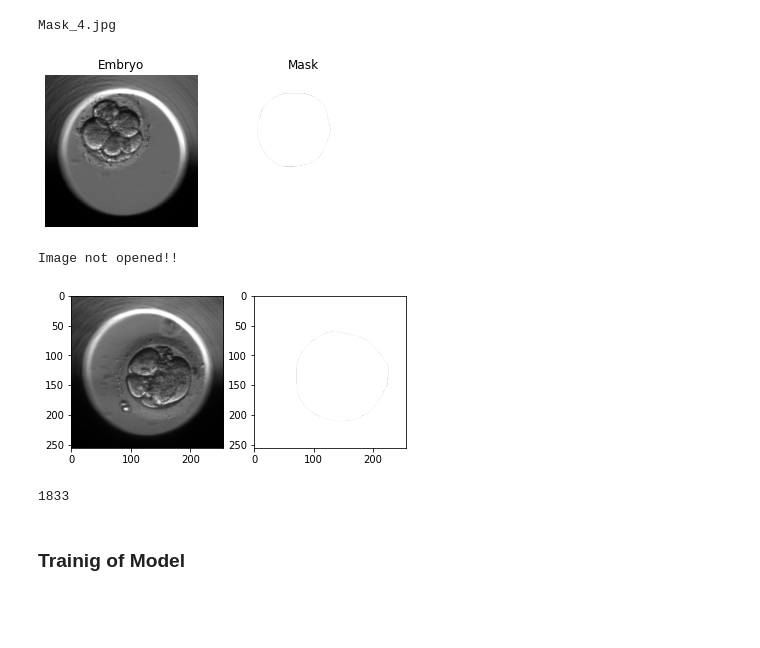
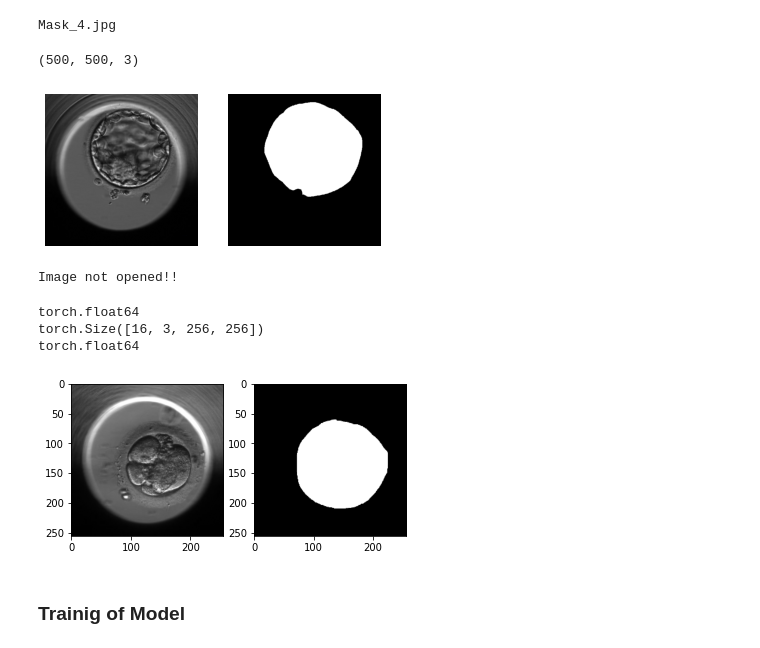
Before and after one commit to saquibali7/EmbryoMask, a Jupyter notebook: task02.ipynb, the cells around one changed output. Cells and saved outputs as stored; diff of their text form; code cells hidden in the pictures; blank space fills up the shorter version.

```diff
--- a/task02.ipynb
+++ b/task02.ipynb
@@ -142,29 +138,32 @@ transform = transforms.Resize(256)
 # %%
 def img_arr(path, file_name):
   img = Image.open(os.path.join(path,file_name))
-  img = transform(img)
   img = np.array(img)/255.0
+  if(file_name[0]=='M'):
+    img = img[:,:,:3]
   return img
 # %%
 ix = randint(0, len(files))
 file_name = files[ix]
 n=file_no(file_name)
 if(file_name[0]=='M'):
   mask_img = img_arr(path,file_name)
   emb_img = img_arr(path,'Embryo_'+n+'.jpg')
 else :
   emb_img = img_arr(path, file_name)
   mask_img = img_arr(path,'Mask_'+n+'.jpg')
 
-img = [emb_img, mask_img]
-titles = ["Embryo", "Mask"]
+img = [emb_img, mask_img[:,:,:3]]
+print(mask_img.shape)
+# titles = ["Embryo", "Mask"]
 for i in range(2):
   plt.subplot(1,2,i+1)
   plt.imshow(img[i])
-  plt.title(titles[i])
+  # plt.title(titles[i])
   plt.axis("off")
 # %% [output]
+(500, 500, 3)
-[figure, old version]
+[figure, new version]
 # %%
 X = []
 
@@ -203,10 +224,17 @@ dataset = ImageDataset(path,X)
 loader = DataLoader(dataset, batch_size = 16)
 # %%
 for idx, (x, y) in enumerate(loader):
+  print(x.dtype)
   plt.subplot(1, 2, 1)
-  plt.imshow(x[0])
+  plt.imshow(x[0].permute(1,2,0))
   plt.subplot(1, 2, 2)
-  plt.imshow(y[0])
+  print(y.shape)
+  plt.imshow(y[0].permute(1,2,0))
+  print(y.dtype)
+
   break
 # %% [output]
+torch.float64
+torch.Size([16, 3, 256, 256])
+torch.float64
-[figure, old version]
+[figure, new version]
@@ -217,7 +241,3 @@ for idx, (x, y) in enumerate(loader):
-# %%
-print(count)
-# %% [output]
-1833
 # %% [markdown]
 ### Trainig of Model
 # %%
```
Also changed, not shown: parts of 13 cells of this notebook.
